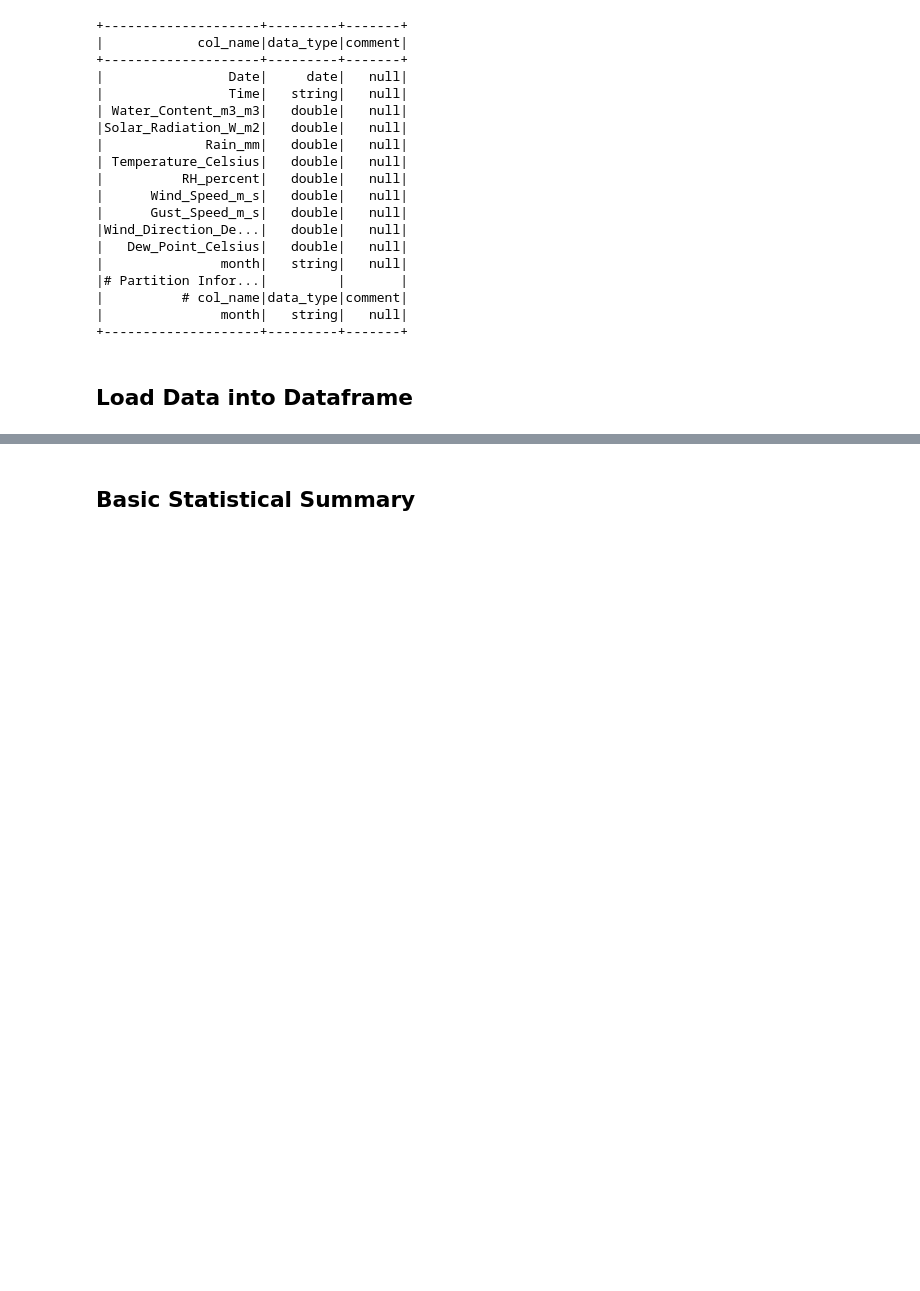
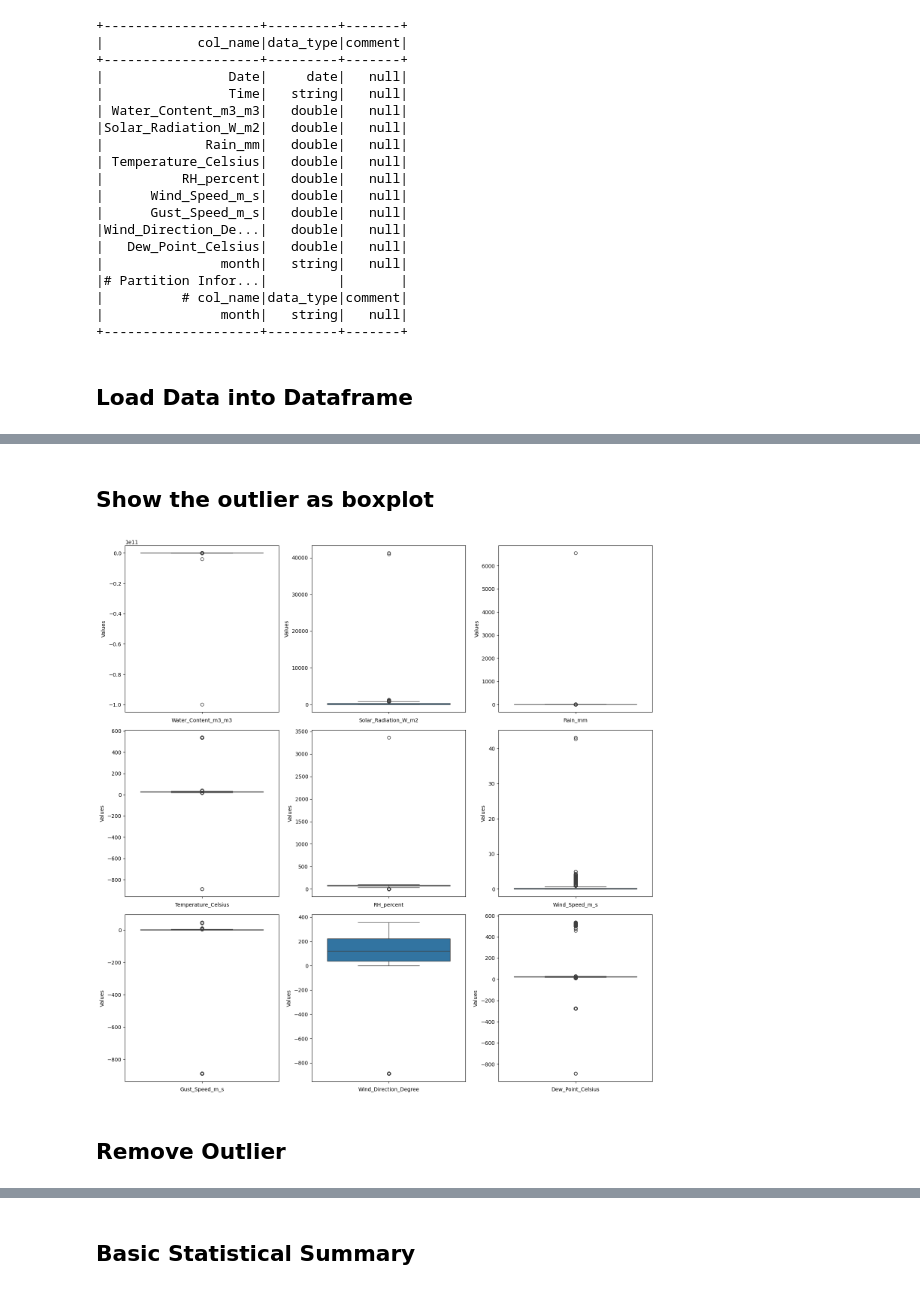
Before and after one commit to Galaxy092/Samsung-Innovation-Campus-Big-Data-Capstone-Project, a Jupyter notebook: Data Analysis & Visualization.ipynb, the cells around one changed output, grey strips where cells are left out. Drawn from its saved outputs; the diff is of its cells as text; code cells hidden in the pictures; blank space fills up the shorter version.

```diff
--- a/Data Analysis & Visualization.ipynb
+++ b/Data Analysis & Visualization.ipynb
@@ -96,0 +99,13 @@ df = spark.sql("SELECT * FROM mydb.weather_data_partitioned_by_month")
+# %%
+def find_outliers_IQR(spark_df, column):
+        # Calculate Q1 and Q3
+        q1, q3 = spark_df.approxQuantile(column, [0.25, 0.75], 0.0)
+        IQR = q3 - q1
+
+        # Define outlier bounds
+        lower_bound = q1 - 1.5 * IQR
+        upper_bound = q3 + 1.5 * IQR
+
+        # Filter outliers
+        outliers = spark_df.filter((F.col(column) < lower_bound) | (F.col(column) > upper_bound))
+        return outliers
@@ -96,0 +184,27 @@ df = spark.sql("SELECT * FROM mydb.weather_data_partitioned_by_month")
+# %% [markdown]
+## Show the outlier as boxplot
+# %%
+numeric_data = df.select(numeric_columns).toPandas()
+
+ncols = 3
+nrows = int(np.ceil(len(numeric_columns) / ncols))
+
+fig, axes = plt.subplots(nrows=nrows, ncols=ncols, figsize=(15, nrows * 5))
+
+axes = axes.flatten()
+
+for i, column in enumerate(numeric_columns):
+    sns.boxplot(data=numeric_data[column], ax=axes[i])
+    axes[i].set_ylabel("Values")
+    axes[i].set_xlabel(column)
+
+for i in range(len(numeric_columns), len(axes)):
+    axes[i].axis('off')
+
+plt.tight_layout()
+plt.savefig('before_remove_outlier.png')
+plt.show()
+# %% [output]
+[figure, added]
+# %% [markdown]
+## Remove Outlier
```
Also changed, not shown: parts of 27 cells of this notebook, 2 other files.
